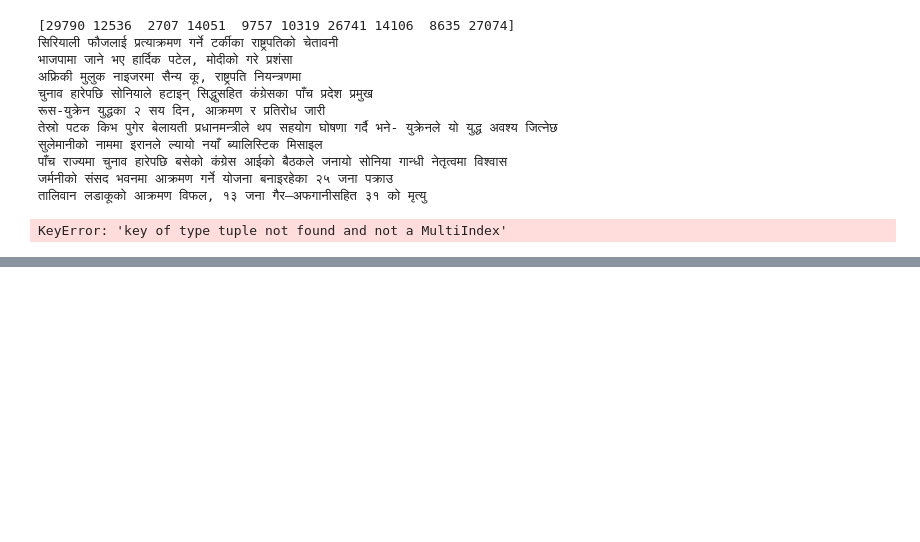
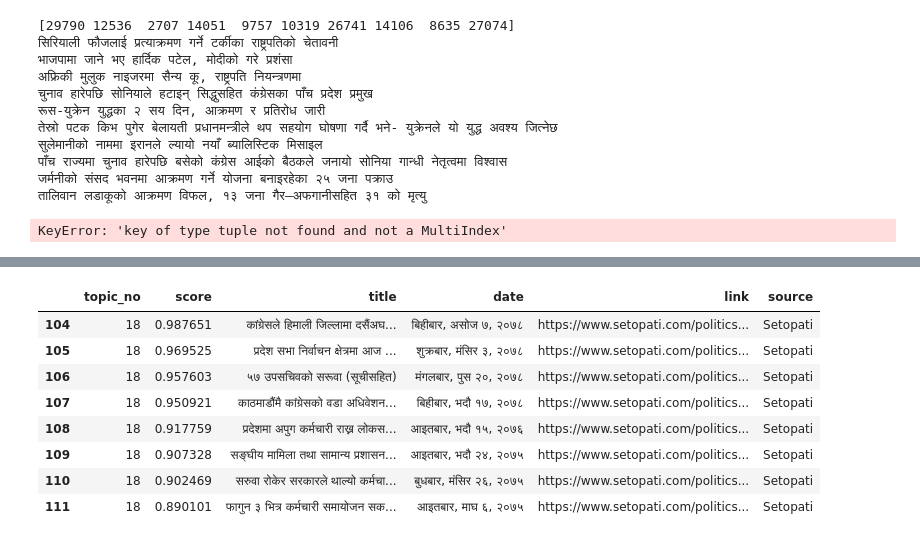
Before and after one commit to adh-aashish/topic_modeling, a Jupyter notebook: notebook/lda_political_news.ipynb, the cells around one changed output, grey strips where cells are left out. Saved outputs shown, nothing was run; the diff lists cells and outputs as text; code cells hidden in the pictures; blank space fills up the shorter version.

```diff
--- a/notebook/lda_political_news.ipynb
+++ b/notebook/lda_political_news.ipynb
@@ -871,0 +955,14 @@ KeyError: 'key of type tuple not found and not a MultiIndex'
+# %%
+x = news_df.iloc[13*8:13*8+8]
+# %%
+x
+# %% [output]
+|  | topic_no | score | title | date | link | source |
+| 104 | 18 | 0.987651 | कांग्रेसले हिमाली जिल्लामा दसैंअघ... | बिहीबार, असोज ७, २०७८ | https://www.setopati.com/politics... | Setopati |
+| 105 | 18 | 0.969525 | प्रदेश सभा निर्वाचन क्षेत्रमा आज ... | शुक्रबार, मंसिर ३, २०७८ | https://www.setopati.com/politics... | Setopati |
+| 106 | 18 | 0.957603 | ५७ उपसचिवको सरूवा (सूचीसहित) | मंगलबार, पुस २०, २०७८ | https://www.setopati.com/politics... | Setopati |
+| 107 | 18 | 0.950921 | काठमाडौंमै कांग्रेसको वडा अधिवेशन... | बिहीबार, भदौ १७, २०७८ | https://www.setopati.com/politics... | Setopati |
+| 108 | 18 | 0.917759 | प्रदेशमा अपुग कर्मचारी राख्न लोकस... | आइतबार, भदौ १५, २०७६ | https://www.setopati.com/politics... | Setopati |
+| 109 | 18 | 0.907328 | सङ्घीय मामिला तथा सामान्य प्रशासन... | आइतबार, भदौ २४, २०७५ | https://www.setopati.com/politics... | Setopati |
+| 110 | 18 | 0.902469 | सरुवा रोकेर सरकारले थाल्यो कर्मचा... | बुधबार, मंसिर २६, २०७५ | https://www.setopati.com/politics... | Setopati |
+| 111 | 18 | 0.890101 | फागुन ३ भित्र कर्मचारी समायोजन सक... | आइतबार, माघ ६, २०७५ | https://www.setopati.com/politics... | Setopati |
```
Also changed, not shown: parts of 10 cells of this notebook, 3 other files.
